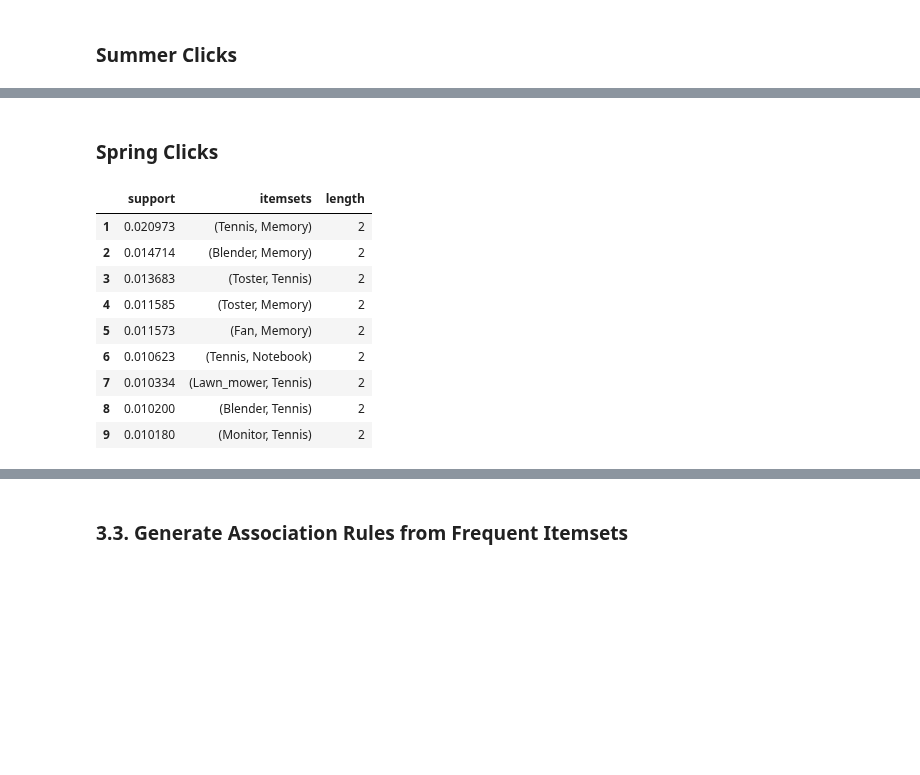
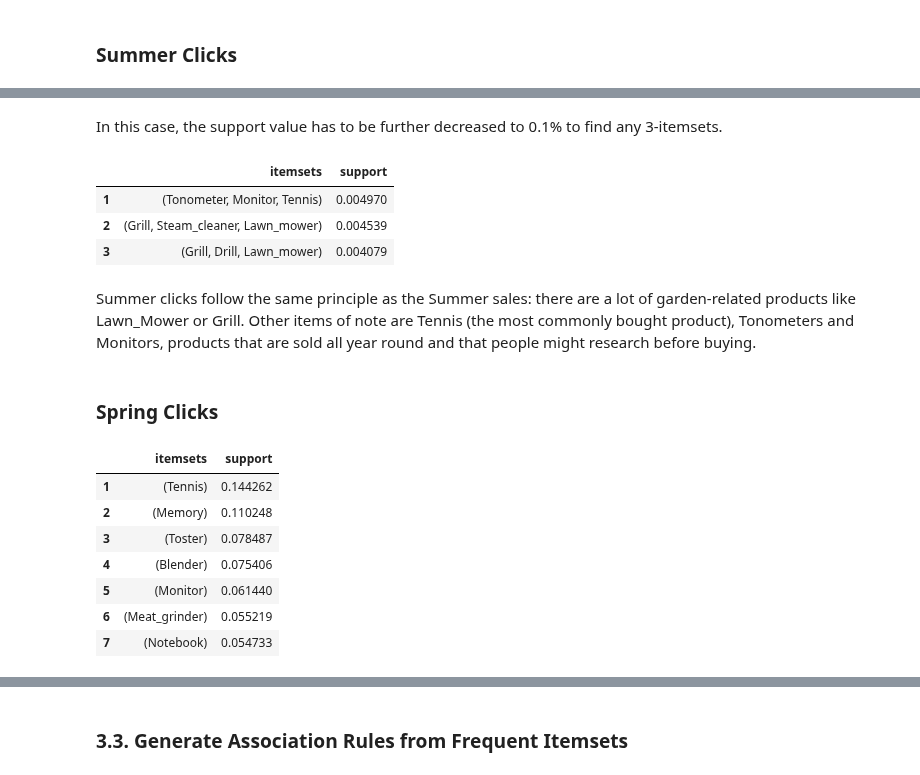
Before and after one commit to flpsantos3/PD_01, a Jupyter notebook: PD_202021_P1.ipynb, the cells around one changed output, grey strips where cells are left out. Cells and saved outputs as stored; diff of their text form; code cells hidden in the pictures; blank space fills up the shorter version.

```diff
--- a/PD_202021_P1.ipynb
+++ b/PD_202021_P1.ipynb
@@ -872,31 +897,47 @@ itemsets_summer_clicks
+# %% [markdown]
+In this case, the support value has to be further decreased to 0.1% to find any 3-itemsets.
+# %%
+# FP-Growth
+frequent_summer_clicks=fpgrowth(summer_clicks_binary, min_support=0.004,use_colnames=True)
+frequent_summer_clicks['length'] = frequent_summer_clicks['itemsets'].apply(lambda x: len(x))
+
+# only 3-itemsets
+itemsets_summer_clicks=frequent_summer_clicks[frequent_summer_clicks['length']==3]
+itemsets_summer_clicks=itemsets_summer_clicks.sort_values(by=['support'], ascending=False)
+itemsets_summer_clicks=itemsets_summer_clicks.reset_index(drop=True)
+itemsets_summer_clicks.index+=1
+itemsets_summer_clicks[['itemsets', 'support']]
+# %% [output]
+|  | itemsets | support |
+| 1 | (Tonometer, Monitor, Tennis) | 0.004970 |
+| 2 | (Grill, Steam_cleaner, Lawn_mower) | 0.004539 |
+| 3 | (Grill, Drill, Lawn_mower) | 0.004079 |
+# %% [markdown]
+Summer clicks follow the same principle as the Summer sales: there are a lot of garden-related products like Lawn_Mower or Grill. Other items of note are Tennis (the most commonly bought product), Tonometers and Monitors, products that are sold all year round and that people might research before buying.
 # %% [markdown]
 ### Spring Clicks
 # %%
 # Binary database
 tr_enc = TransactionEncoder()
 trans_array = tr_enc.fit(spring_clicks).transform(spring_clicks)
 spring_clicks_binary = pd.DataFrame(trans_array, columns=tr_enc.columns_)
 
 # FP-Growth
-frequent_spring_clicks=fpgrowth(spring_clicks_binary, min_support=0.01,use_colnames=True)
+frequent_spring_clicks=fpgrowth(spring_clicks_binary, min_support=0.05,use_colnames=True)
 frequent_spring_clicks['length'] = frequent_spring_clicks['itemsets'].apply(lambda x: len(x))
-frequent_spring_clicks=frequent_spring_clicks.sort_values(by=['length','support'], ascending=False)
-frequent_spring_clicks=frequent_spring_clicks.reset_index(drop=True)
-frequent_spring_clicks.index+=1
 
-# only 2 and 3 itemsets
-itemsets_spring_clicks=frequent_spring_clicks[frequent_spring_clicks['length']>1]
+# only 1-itemsets
+itemsets_spring_clicks=frequent_spring_clicks[frequent_spring_clicks['length']==1]
+itemsets_spring_clicks=itemsets_spring_clicks.sort_values(by=['support'], ascending=False)
 itemsets_spring_clicks=itemsets_spring_clicks.reset_index(drop=True)
 itemsets_spring_clicks.index+=1
-itemsets_spring_clicks
+itemsets_spring_clicks[['itemsets', 'support']]
 # %% [output]
-|  | support | itemsets | length |
-| 1 | 0.020973 | (Tennis, Memory) | 2 |
-| 2 | 0.014714 | (Blender, Memory) | 2 |
-| 3 | 0.013683 | (Toster, Tennis) | 2 |
-| 4 | 0.011585 | (Toster, Memory) | 2 |
-| 5 | 0.011573 | (Fan, Memory) | 2 |
-| 6 | 0.010623 | (Tennis, Notebook) | 2 |
-| 7 | 0.010334 | (Lawn_mower, Tennis) | 2 |
-| 8 | 0.010200 | (Blender, Tennis) | 2 |
-| 9 | 0.010180 | (Monitor, Tennis) | 2 |
+|  | itemsets | support |
+| 1 | (Tennis) | 0.144262 |
+| 2 | (Memory) | 0.110248 |
+| 3 | (Toster) | 0.078487 |
+| 4 | (Blender) | 0.075406 |
+| 5 | (Monitor) | 0.061440 |
+| 6 | (Meat_grinder) | 0.055219 |
+| 7 | (Notebook) | 0.054733 |
```
Also changed, not shown: parts of 8 cells of this notebook.
